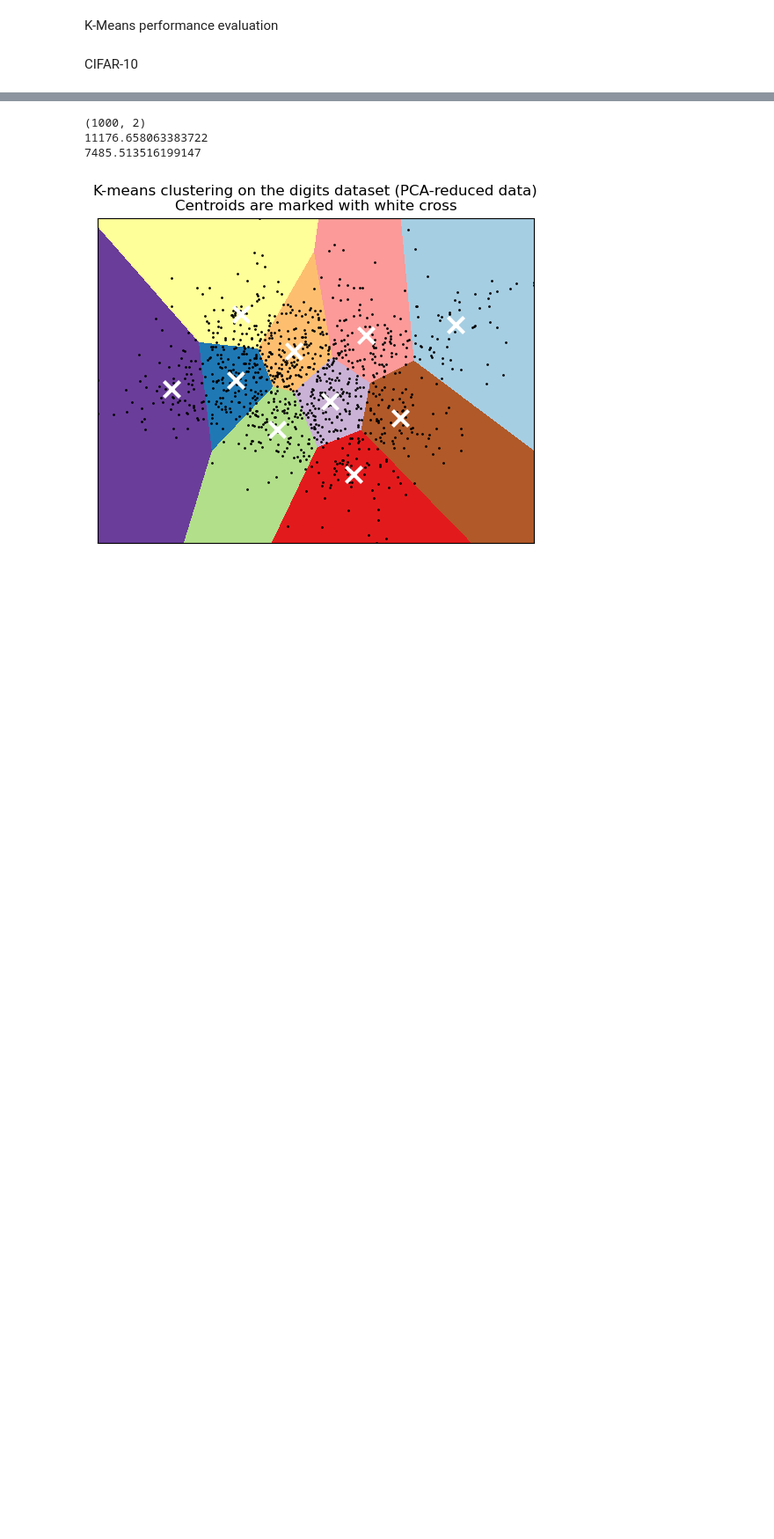
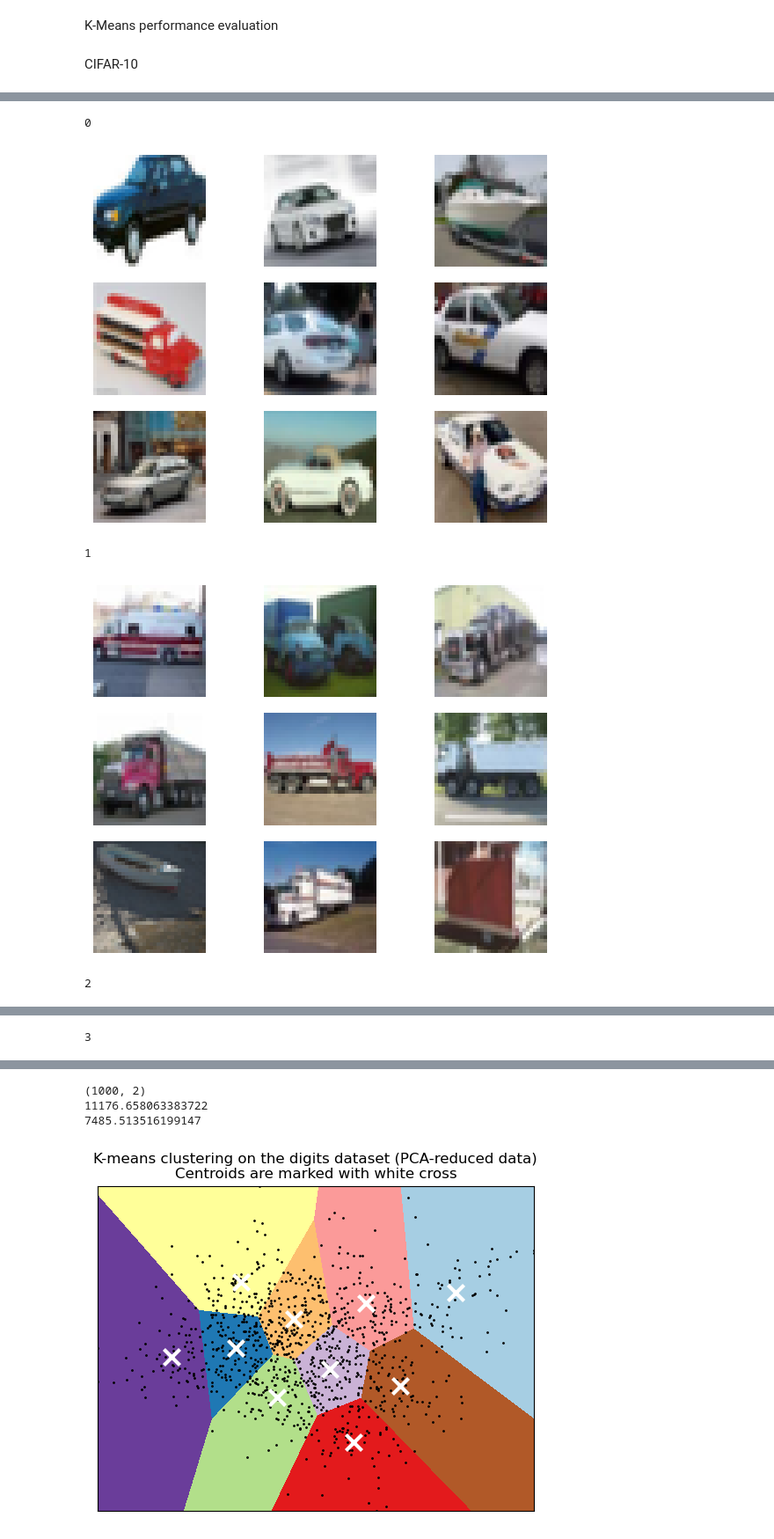
Before and after one commit to XDMickeyYau/CSC2515-Project, a Jupyter notebook: kmeans_performance_eval.ipynb, the cells around one changed output, grey strips where cells are left out. Shown at 88% size. Saved outputs shown, nothing was run; the diff lists cells and outputs as text; code cells hidden in the pictures; blank space fills up the shorter version.

```diff
--- a/kmeans_performance_eval.ipynb
+++ b/kmeans_performance_eval.ipynb
@@ -377,0 +420,20 @@ print(cluster_index_dict)
+# %%
+# siamese
+kmeans = KMeans(n_clusters=4, random_state=0)
+SNN = load_SNN(vec_size=20)
+X_vec = get_SNN_vec(SNN, X)
+kmeans_siamese = kmeans.fit(X_vec)
+
+# visualize
+cluster_index_dict = clusters_to_index(kmeans_siamese.labels_)
+for cluster in sorted(list(cluster_index_dict.keys())):
+    print(cluster)
+    image_index = cluster_index_dict[cluster]
+    images = X[image_index]
+    visualize_data(images, n=9, ncol=3, plt_size=6)
+# %% [output]
+0
+[figure, added]
+1
+[figure, added]
+2
@@ -377,0 +441 @@ print(cluster_index_dict)
+3
```
Also changed, not shown: parts of 14 cells of this notebook.
